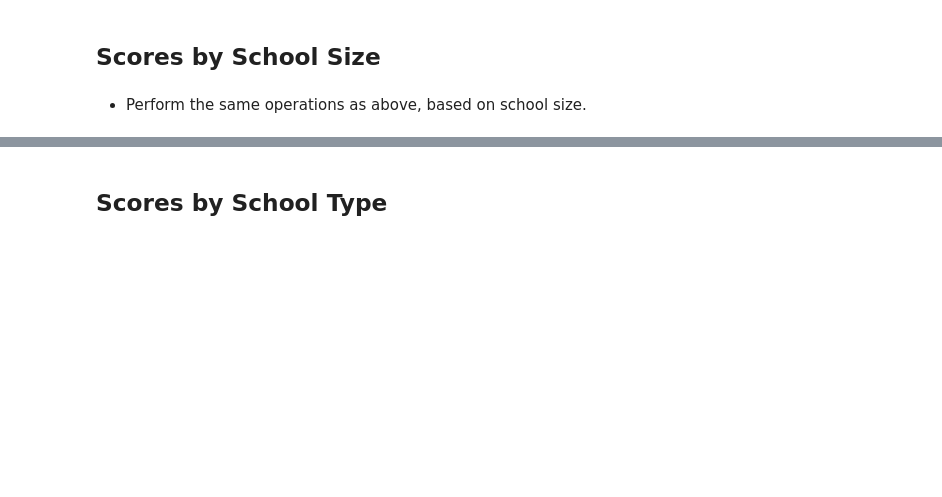
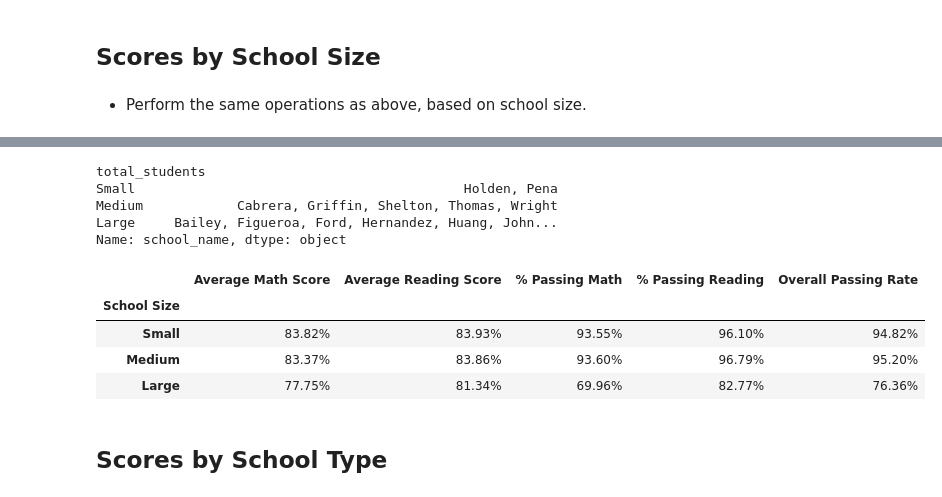
Before and after one commit to eanord4/pandas-challenge, a Jupyter notebook: PyCitySchools/PyCitySchools_EAN.ipynb, the cells around one changed output, grey strips where cells are left out. Saved outputs shown, nothing was run; the diff lists cells and outputs as text; code cells hidden in the pictures; blank space fills up the shorter version.

```diff
--- a/PyCitySchools/PyCitySchools_EAN.ipynb
+++ b/PyCitySchools/PyCitySchools_EAN.ipynb
@@ -343,3 +394,31 @@ group_names = ["Small (<1000)", "Medium (1000-2000)", "Large (2000-5000)"]
+# %%
+# group by school size and show which schools are in which category
+bin_names = ['Small', 'Medium', 'Large']
+by_size = summary_with_school_names.groupby(pd.cut(np.log(summary_with_school_names['total_students']), 3, labels=bin_names))
+by_size['school_name'].apply(lambda series: ', '.join(' '.join(name.split()[:-2]) for name in series))
+# %% [output]
+total_students
+Small                                          Holden, Pena
+Medium            Cabrera, Griffin, Shelton, Thomas, Wright
+Large     Bailey, Figueroa, Ford, Hernandez, Huang, John...
+Name: school_name, dtype: object
+# %%
+# display score data by size category
+
+formatted_school_summary(by_size[[
+    'average_math_score',
+    'average_reading_score',
+    'pct_passing_math',
+    'pct_passing_reading',
+    'overall_passing_rate'
+]].mean())\
+.rename_axis('School Size')
+# %% [output]
+|  | Average Math Score | Average Reading Score | % Passing Math | % Passing Reading | Overall Passing Rate |
+| School Size |  |  |  |  |  |
+| Small | 83.82% | 83.93% | 93.55% | 96.10% | 94.82% |
+| Medium | 83.37% | 83.86% | 93.60% | 96.79% | 95.20% |
+| Large | 77.75% | 81.34% | 69.96% | 82.77% | 76.36% |
 # %% [markdown]
 ## Scores by School Type
 # %% [markdown]
```
Also changed, not shown: parts of 13 cells of this notebook.
